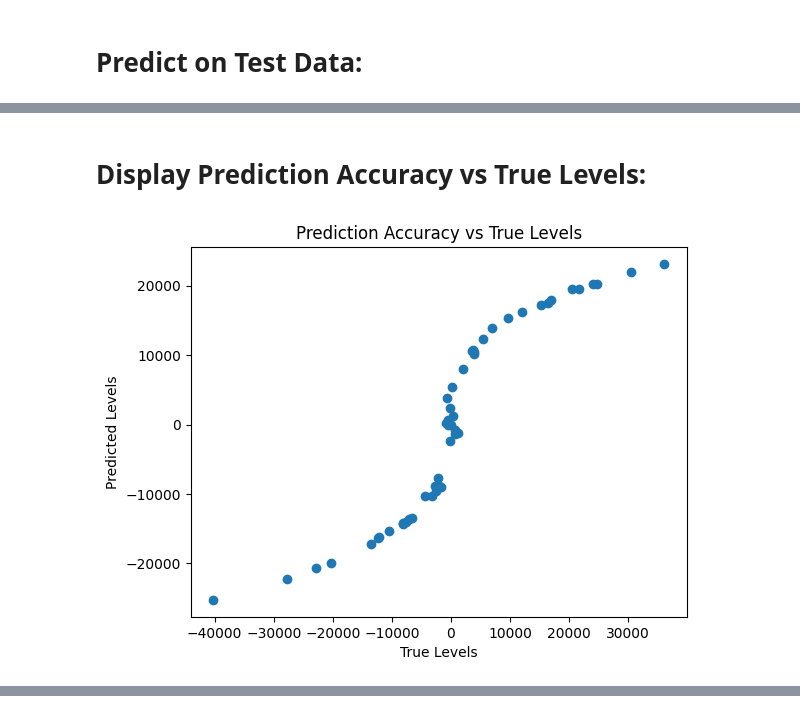
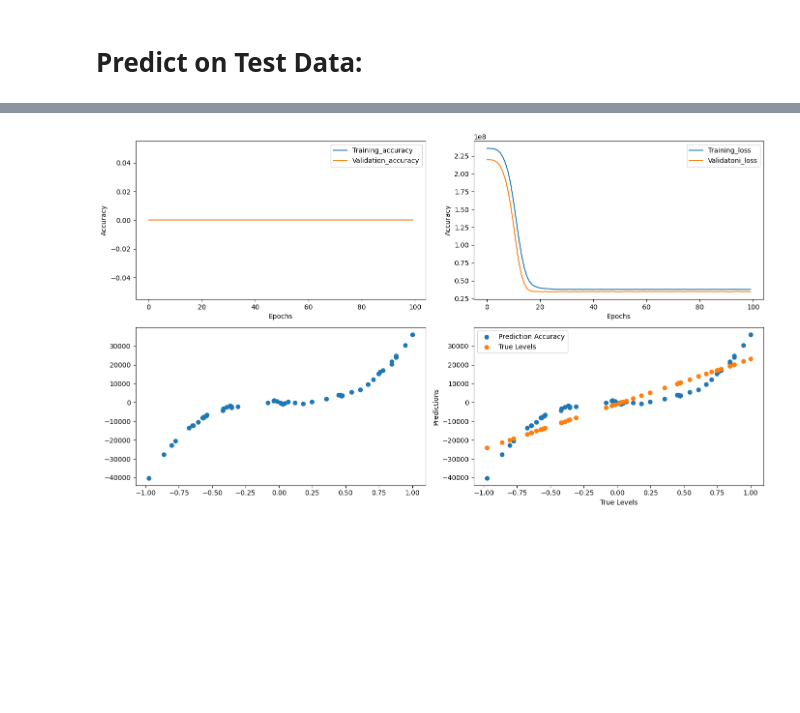
Before and after one commit to mamun48/Deep-Learning-Assignments, a Jupyter notebook: Assignment3.ipynb, the cells around one changed output, grey strips where cells are left out. Drawn from its saved outputs; the diff is of its cells as text; code cells hidden in the pictures; blank space fills up the shorter version.

```diff
--- a/Assignment3.ipynb
+++ b/Assignment3.ipynb
@@ -127,10 +106,43 @@ y_pred = model.predict(x_test)
-# %% [markdown]
-# Display Prediction Accuracy vs True Levels:
-# %%
-plt.scatter(y_test, y_pred)
-plt.xlabel('True Levels')
-plt.ylabel('Predicted Levels')
-plt.title('Prediction Accuracy vs True Levels')
-plt.show()
-# %% [output]
-[figure, removed]
+# %%
+plt.figure(figsize=(14,8))
+
+# Plot Training and Validation Accuracy
+plt.subplot(2,2,1)
+
+plt.plot(history.history['accuracy'])
+plt.plot(history.history['val_accuracy'])
+plt.xlabel('Epochs')
+plt.ylabel('Accuracy')
+plt.legend(['Training_accuracy', 'Validation_accuracy'])
+
+# Plot Training and Validation Loss
+plt.subplot(2,2,2)
+plt.plot(history.history['loss'])
+plt.plot(history.history['val_loss'])
+plt.xlabel('Epochs')
+plt.ylabel('Accuracy')
+plt.legend(['Training_loss', 'Validatoni_loss'])
+
+plt.subplot(2,2,3)
+plt.scatter(x_test,y_test)
+
+# Evaluate the Model
+test_loss, test_accuracy = model.evaluate(x_test, y_test)
+print("Test Loss:", test_loss)
+print("Test Accuracy:", test_accuracy)
+
+# Predict on test data
+predictions = model.predict(x_test)
+
+# Plot prediction accuracy vs true levels
+plt.subplot(2,2,4)
+plt.scatter(x_test,y_test)
+plt.scatter(x_test, predictions)
+plt.ylabel('Predictions')
+plt.xlabel('True Levels')
+plt.legend(['Prediction Accuracy', 'True Levels'])
+
+
+plt.tight_layout()
+plt.show()
+# %% [output]
@@ -136,0 +153 @@ plt.show()
+[figure, added]
```
Also changed, not shown: parts of 9 cells of this notebook.
